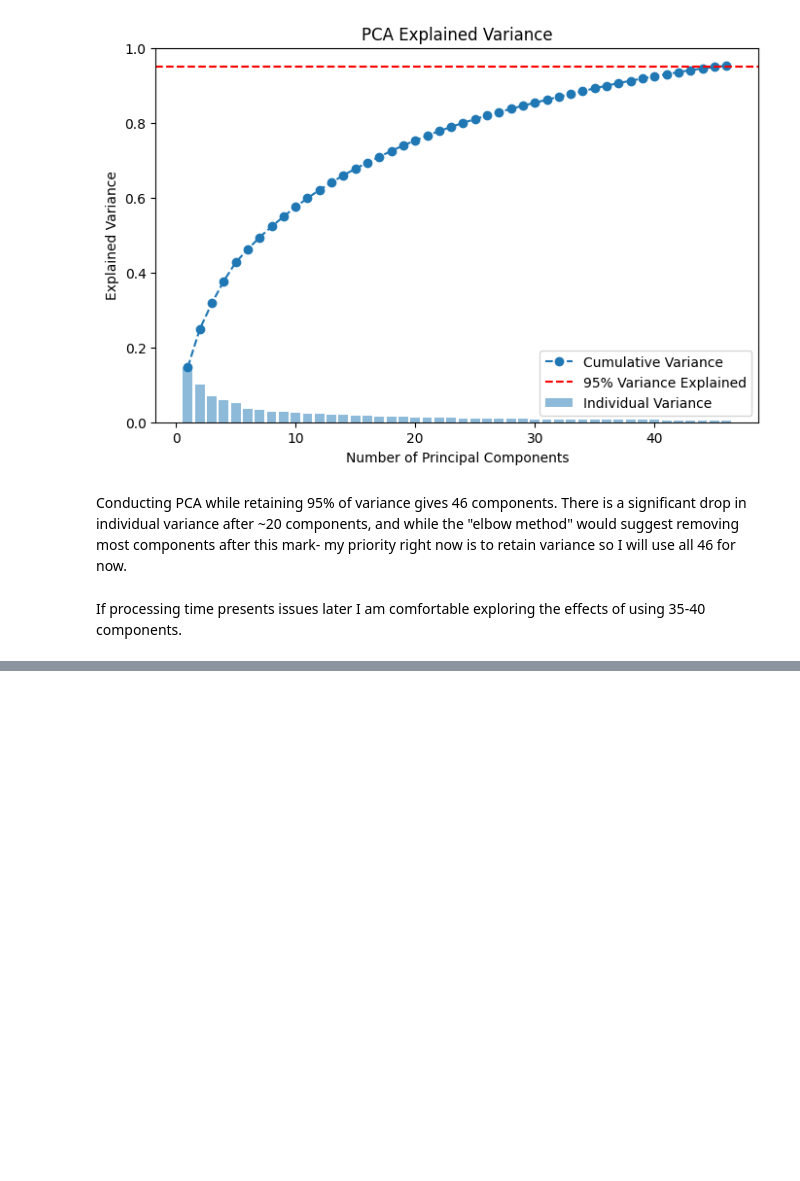
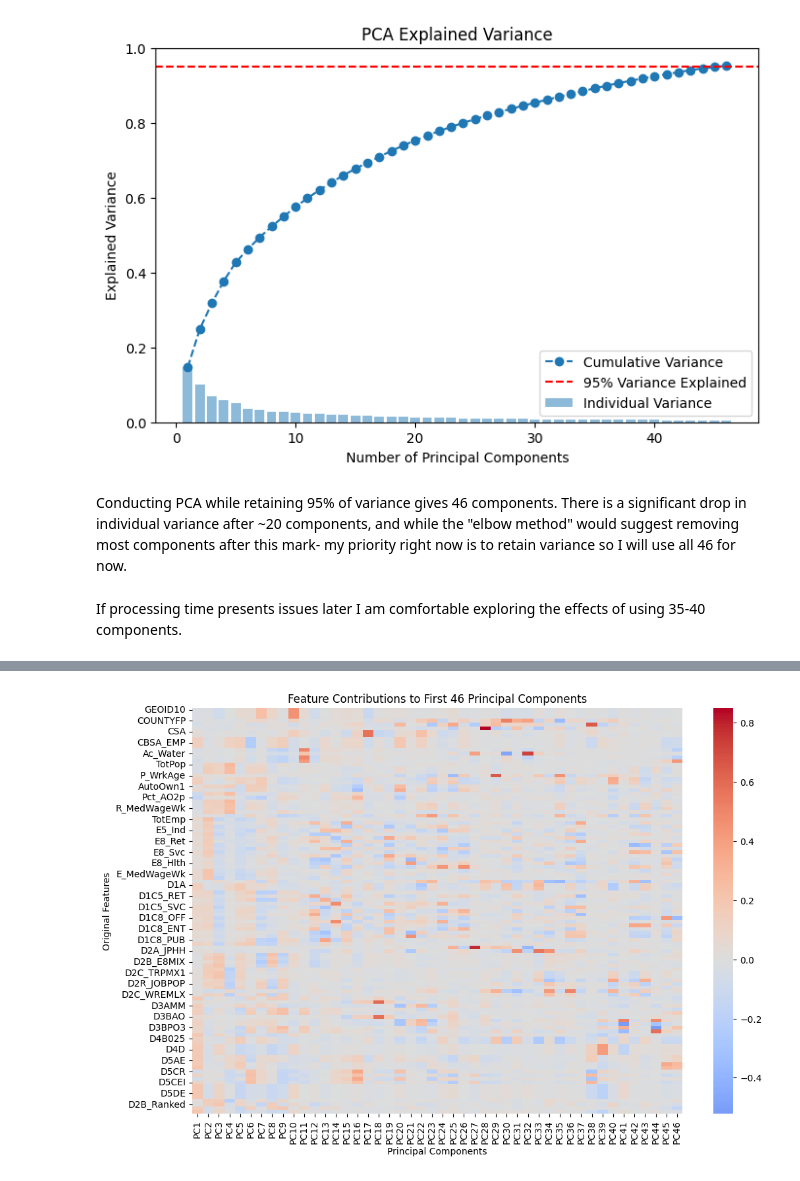
Before and after one commit to kquigg/Capstone557, a Jupyter notebook: Capstone.ipynb, the cells around one changed output, grey strips where cells are left out. Cells and saved outputs as stored; diff of their text form; code cells hidden in the pictures; blank space fills up the shorter version.

```diff
--- a/Capstone.ipynb
+++ b/Capstone.ipynb
@@ -275,0 +278,9 @@ If processing time presents issues later I am comfortable exploring the effects
+# %%
+# Map PCA loadings to original features
+pca_loadings = pd.DataFrame(
+    pca.components_[:46].T,
+    index=X_train.columns,
+    columns=[f'PC{i+1}' for i in range(46)]
+)
+
+print(pca_loadings.head())
@@ -275,0 +305,11 @@ If processing time presents issues later I am comfortable exploring the effects
+# %%
+# Visualize loadings
+
+plt.figure(figsize=(12, 8))
+sns.heatmap(pca_loadings, cmap="coolwarm", center=0, annot=False)
+plt.title("Feature Contributions to First 46 Principal Components")
+plt.xlabel("Principal Components")
+plt.ylabel("Original Features")
+plt.show()
+# %% [output]
+[figure, added]
```
Also changed, not shown: parts of 11 cells of this notebook.
